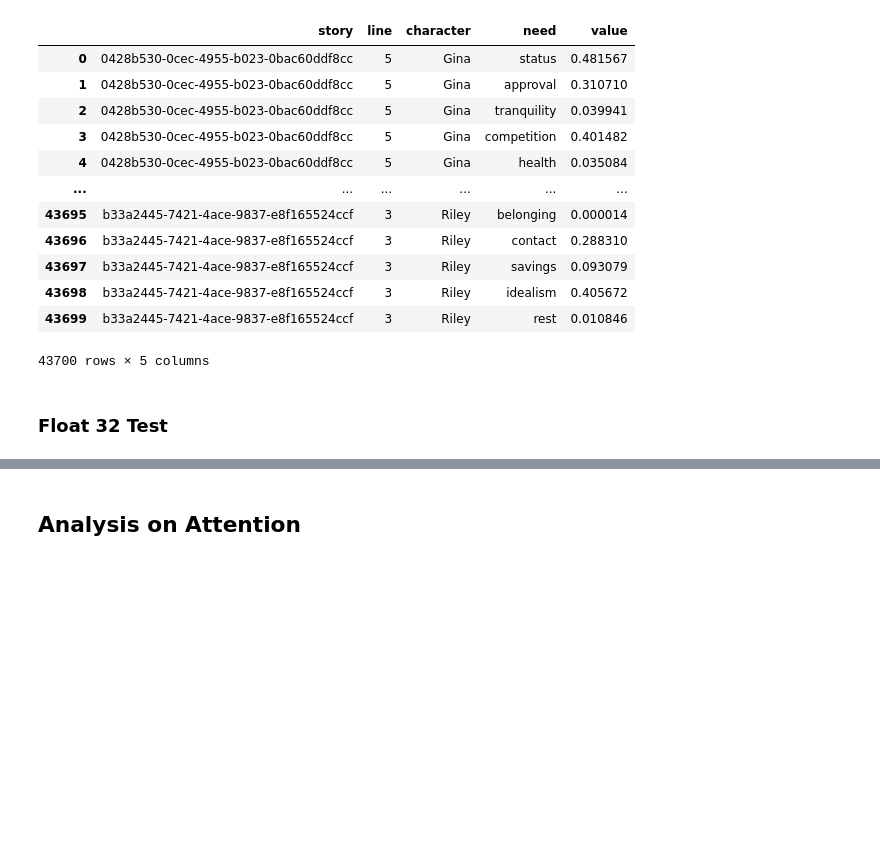
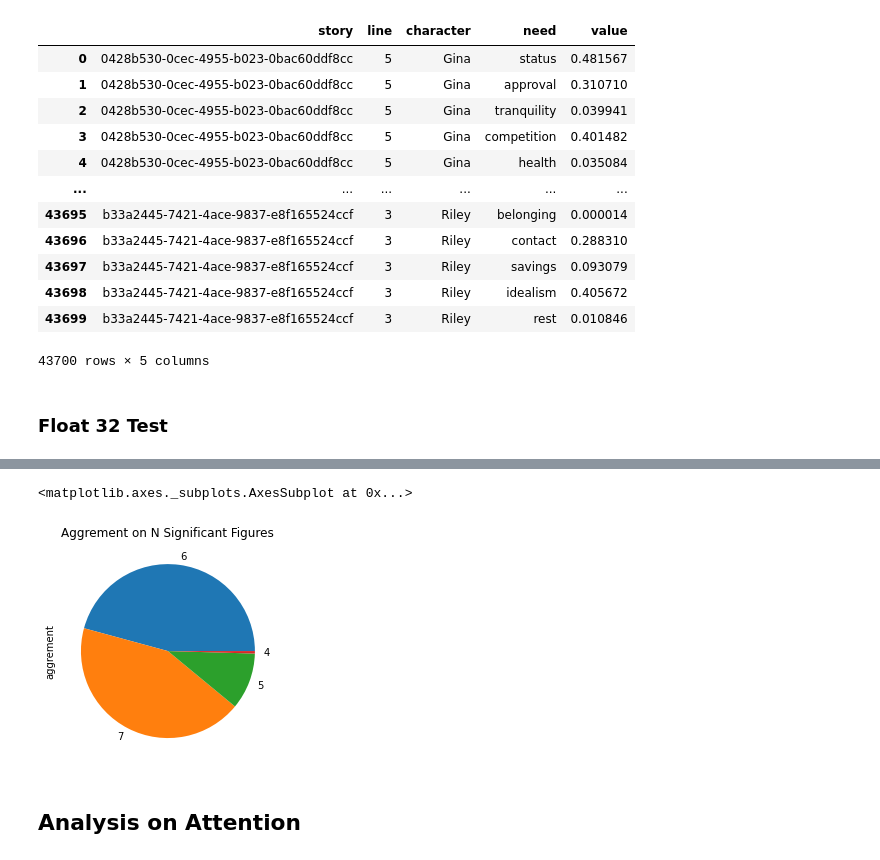
Before and after one commit to Dralan1912/HAICOR-Experiment, a Jupyter notebook: Research Question 1.ipynb, the cells around one changed output, grey strips where cells are left out. Drawn from its saved outputs; the diff is of its cells as text; code cells hidden in the pictures; blank space fills up the shorter version.

Commit message:
Switch to significant figure based analysis

```diff
--- a/Research Question 1.ipynb
+++ b/Research Question 1.ipynb
@@ -9,6 +9,16 @@ with open("data/human.pkl", "rb") as human, open("data/comet.pkl", "rb") as come
 print(f"Total number of experiments: {len(experiments)}")
 # %% [output]
 Total number of experiments: 23
+# %%
+def float32_precision_test(observations):
+    observations = observations.apply(lambda x: float(format(x, ".7g")))
+
+    return observations.nunique() == 1
+
+def float32_aggrement_test(observations):
+    for digit in range(7, -1, -1):
+        if observations.apply(lambda x: float(format(x, f".{digit}g"))).nunique() == 1:
+            return digit
 # %% [markdown]
 ## Analysis on Prediction
 # %%
@@ -85,3 +99,12 @@ False
+# %%
+predictions.groupby(["story", "line", "character", "need"]).value\
+    .apply(float32_aggrement_test)\
+    .rename("aggrement")\
+    .value_counts()\
+    .plot(kind="pie", title="Aggrement on N Significant Figures")
+# %% [output]
+<matplotlib.axes._subplots.AxesSubplot at 0x...>
+[figure, added]
 # %% [markdown]
 ## Analysis on Attention
 # %%
```
Also changed, not shown: parts of 7 cells of this notebook.
